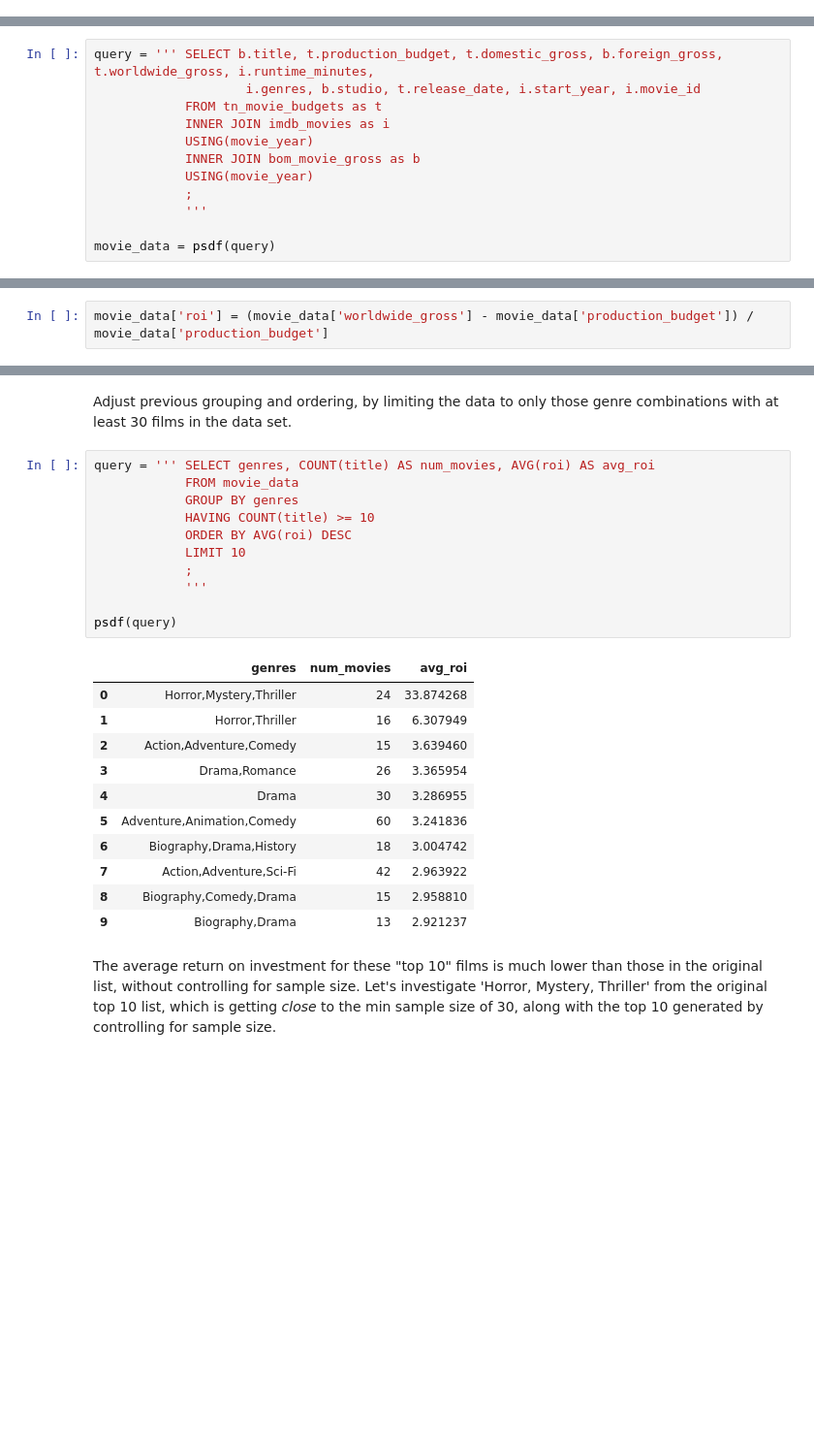
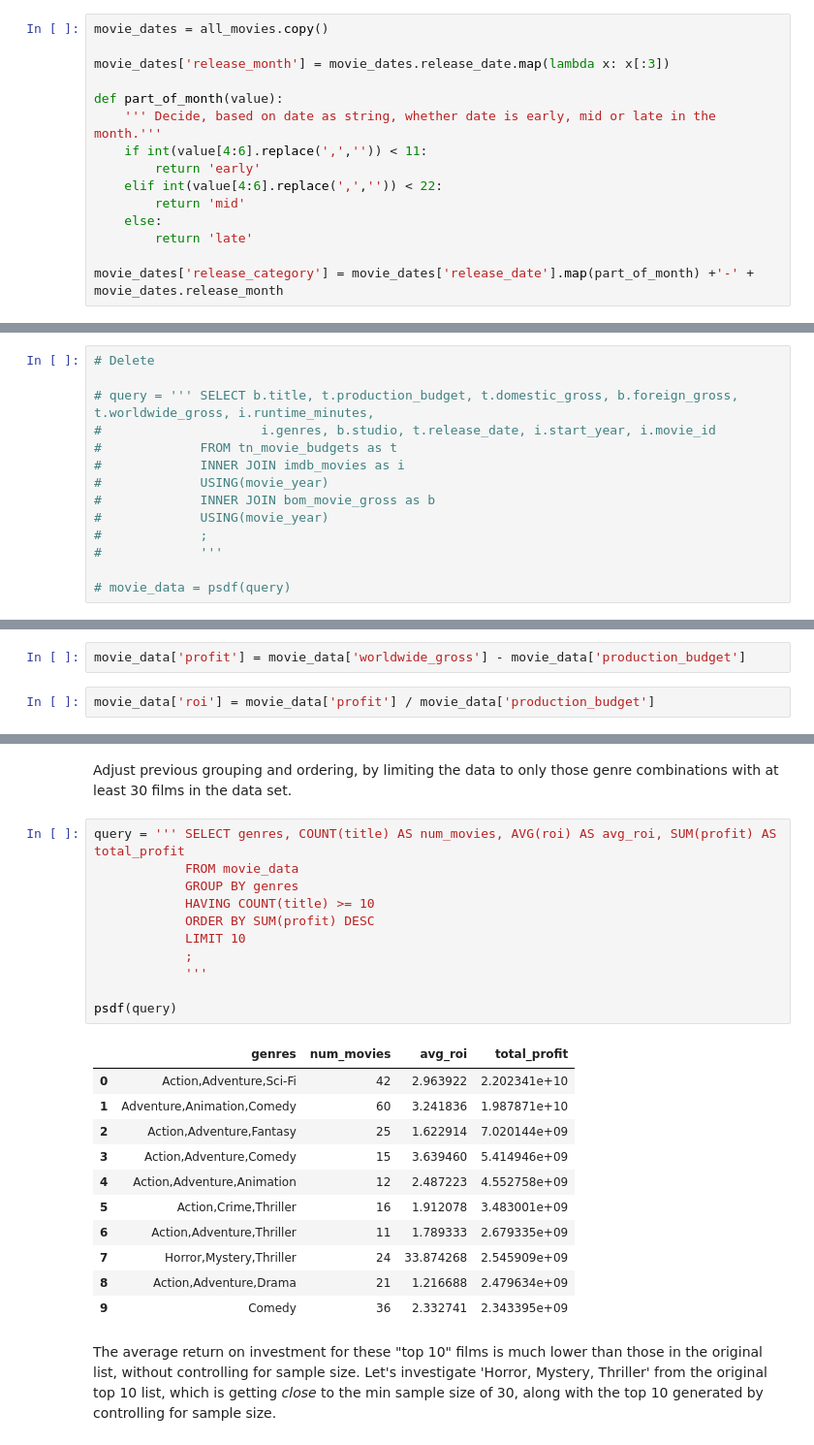
Before and after one commit to ran0027/microsoft_movie_analysis, a Jupyter notebook: Untitled.ipynb, the cells around one changed output, grey strips where cells are left out. Shown at 97% size. Drawn from its saved outputs; the diff is of its cells as text; blank space fills up the shorter version.

```diff
--- a/Untitled.ipynb
+++ b/Untitled.ipynb
@@ -172,0 +452,15 @@ bom_movie_gross['movie_year'] = bom_movie_gross['title'] + ' ' + bom_movie_gross
+# %%
+movie_dates = all_movies.copy()
+
+movie_dates['release_month'] = movie_dates.release_date.map(lambda x: x[:3])
+
+def part_of_month(value):
+    ''' Decide, based on date as string, whether date is early, mid or late in the month.'''
+    if int(value[4:6].replace(',','')) < 11:
+        return 'early'
+    elif int(value[4:6].replace(',','')) < 22:
+        return 'mid'
+    else:
+        return 'late'
+
+movie_dates['release_category'] = movie_dates['release_date'].map(part_of_month) +'-' + movie_dates.release_month
@@ -173,15 +766,17 @@ bom_movie_gross['movie_year'] = bom_movie_gross['title'] + ' ' + bom_movie_gross
 # %%
-query = ''' SELECT b.title, t.production_budget, t.domestic_gross, b.foreign_gross, t.worldwide_gross, i.runtime_minutes,
-                    i.genres, b.studio, t.release_date, i.start_year, i.movie_id
-            FROM tn_movie_budgets as t
-            INNER JOIN imdb_movies as i
-            USING(movie_year)
-            INNER JOIN bom_movie_gross as b
-            USING(movie_year)
-            ;
-            '''
+# Delete
 
-movie_data = psdf(query)
+# query = ''' SELECT b.title, t.production_budget, t.domestic_gross, b.foreign_gross, t.worldwide_gross, i.runtime_minutes,
+#                     i.genres, b.studio, t.release_date, i.start_year, i.movie_id
+#             FROM tn_movie_budgets as t
+#             INNER JOIN imdb_movies as i
+#             USING(movie_year)
+#             INNER JOIN bom_movie_gross as b
+#             USING(movie_year)
+#             ;
+#             '''
+
+# movie_data = psdf(query)
 # %% [markdown]
 #### Import directors & writers from imdb database for movies in movie_data
 # %%
@@ -293,7 +888,9 @@ movie_data['foreign_gross'].fillna(value=computed_foreign_gross, inplace=True)
 # %% [markdown]
 ### Add necessary fields to movie_data for analysis
 # %%
-movie_data['roi'] = (movie_data['worldwide_gross'] - movie_data['production_budget']) / movie_data['production_budget']
+movie_data['profit'] = movie_data['worldwide_gross'] - movie_data['production_budget']
+# %%
+movie_data['roi'] = movie_data['profit'] / movie_data['production_budget']
 # %%
 movie_data.head()
 # %% [output]
@@ -385,28 +997,28 @@ Name: title, Length: 70, dtype: int64
 # %% [markdown]
 Adjust previous grouping and ordering, by limiting the data to only those genre combinations with at least 30 films in the data set.
 # %%
-query = ''' SELECT genres, COUNT(title) AS num_movies, AVG(roi) AS avg_roi
+query = ''' SELECT genres, COUNT(title) AS num_movies, AVG(roi) AS avg_roi, SUM(profit) AS total_profit
             FROM movie_data
             GROUP BY genres
             HAVING COUNT(title) >= 10
-            ORDER BY AVG(roi) DESC
+            ORDER BY SUM(profit) DESC
             LIMIT 10
             ;
             '''
 
 psdf(query)
 # %% [output]
-|  | genres | num_movies | avg_roi |
-| 0 | Horror,Mystery,Thriller | 24 | 33.874268 |
-| 1 | Horror,Thriller | 16 | 6.307949 |
-| 2 | Action,Adventure,Comedy | 15 | 3.639460 |
-| 3 | Drama,Romance | 26 | 3.365954 |
-| 4 | Drama | 30 | 3.286955 |
-| 5 | Adventure,Animation,Comedy | 60 | 3.241836 |
-| 6 | Biography,Drama,History | 18 | 3.004742 |
-| 7 | Action,Adventure,Sci-Fi | 42 | 2.963922 |
-| 8 | Biography,Comedy,Drama | 15 | 2.958810 |
-| 9 | Biography,Drama | 13 | 2.921237 |
+|  | genres | num_movies | avg_roi | total_profit |
+| 0 | Action,Adventure,Sci-Fi | 42 | 2.963922 | 2.202341e+10 |
+| 1 | Adventure,Animation,Comedy | 60 | 3.241836 | 1.987871e+10 |
+| 2 | Action,Adventure,Fantasy | 25 | 1.622914 | 7.020144e+09 |
+| 3 | Action,Adventure,Comedy | 15 | 3.639460 | 5.414946e+09 |
+| 4 | Action,Adventure,Animation | 12 | 2.487223 | 4.552758e+09 |
+| 5 | Action,Crime,Thriller | 16 | 1.912078 | 3.483001e+09 |
+| 6 | Action,Adventure,Thriller | 11 | 1.789333 | 2.679335e+09 |
+| 7 | Horror,Mystery,Thriller | 24 | 33.874268 | 2.545909e+09 |
+| 8 | Action,Adventure,Drama | 21 | 1.216688 | 2.479634e+09 |
+| 9 | Comedy | 36 | 2.332741 | 2.343395e+09 |
 # %% [markdown]
 The average return on investment for these "top 10" films is much lower than those in the original list, without controlling for sample size. Let's investigate 'Horror, Mystery, Thriller' from the original top 10 list, which is getting *close* to the min sample size of 30, along with the top 10 generated by controlling for sample size.
 # %% [markdown]
```
Also changed, not shown: parts of 146 cells of this notebook.
